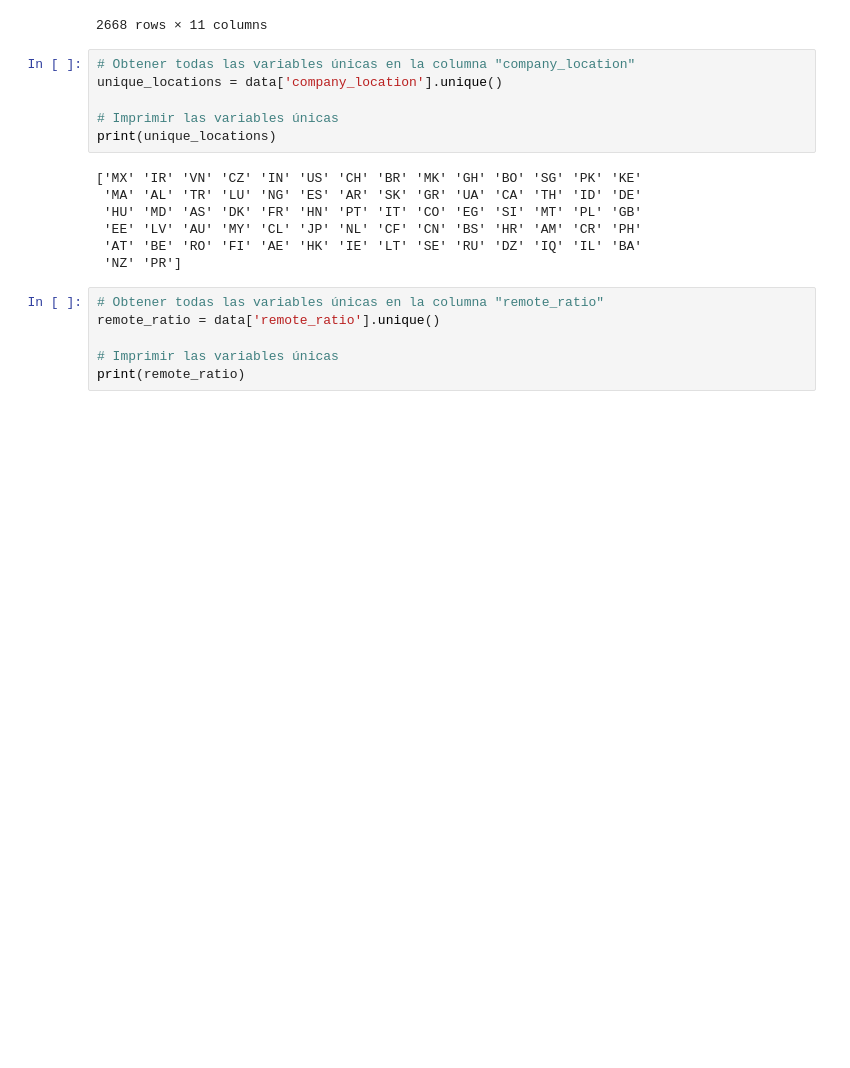
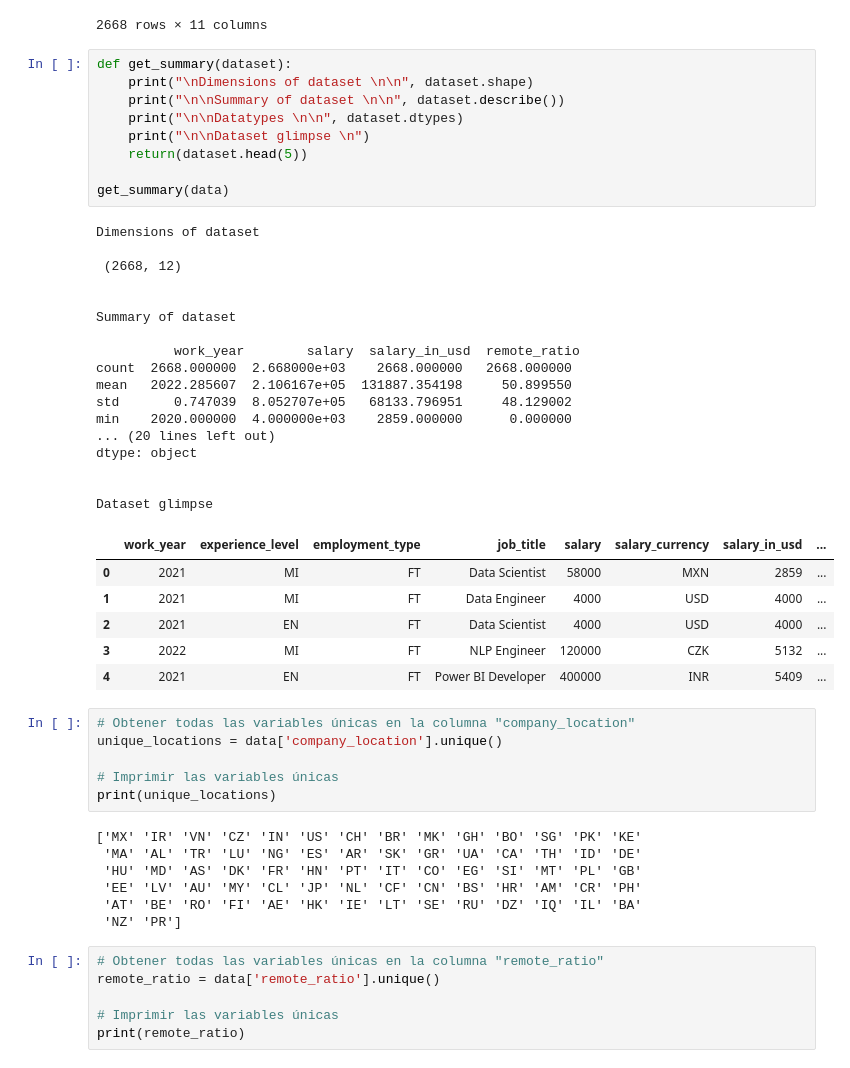
Before and after one commit to JuanMCP/proyecto-portafolio, a Jupyter notebook: data/Data Science Salary/2023_Analisis_Inicial.ipynb, the cells around one changed output. Saved outputs shown, nothing was run; the diff lists cells and outputs as text; blank space fills up the shorter version.

```diff
--- a/data/Data Science Salary/2023_Analisis_Inicial.ipynb
+++ b/data/Data Science Salary/2023_Analisis_Inicial.ipynb
@@ -20,6 +20,39 @@ data
 | 2666 | 2021 | MI | FT | Financial Data Analyst | 450000 | USD | 450000 | ... |
 | 2667 | 2021 | EX | FT | Principal Data Engineer | 600000 | USD | 600000 | ... |
 2668 rows × 11 columns
+# %%
+def get_summary(dataset):
+    print("\nDimensions of dataset \n\n", dataset.shape)
+    print("\n\nSummary of dataset \n\n", dataset.describe())
+    print("\n\nDatatypes \n\n", dataset.dtypes)
+    print("\n\nDataset glimpse \n")
+    return(dataset.head(5))
+
+get_summary(data)
+# %% [output]
+Dimensions of dataset
+
+ (2668, 12)
+
+
+Summary of dataset
+
+          work_year        salary  salary_in_usd  remote_ratio
+count  2668.000000  2.668000e+03    2668.000000   2668.000000
+mean   2022.285607  2.106167e+05  131887.354198     50.899550
+std       0.747039  8.052707e+05   68133.796951     48.129002
+min    2020.000000  4.000000e+03    2859.000000      0.000000
+... (20 lines left out)
+dtype: object
+
+
+Dataset glimpse
+|  | work_year | experience_level | employment_type | job_title | salary | salary_currency | salary_in_usd | ... |
+| 0 | 2021 | MI | FT | Data Scientist | 58000 | MXN | 2859 | ... |
+| 1 | 2021 | MI | FT | Data Engineer | 4000 | USD | 4000 | ... |
+| 2 | 2021 | EN | FT | Data Scientist | 4000 | USD | 4000 | ... |
+| 3 | 2022 | MI | FT | NLP Engineer | 120000 | CZK | 5132 | ... |
+| 4 | 2021 | EN | FT | Power BI Developer | 400000 | INR | 5409 | ... |
 # %%
 # Obtener todas las variables únicas en la columna "company_location"
 unique_locations = data['company_location'].unique()
```
